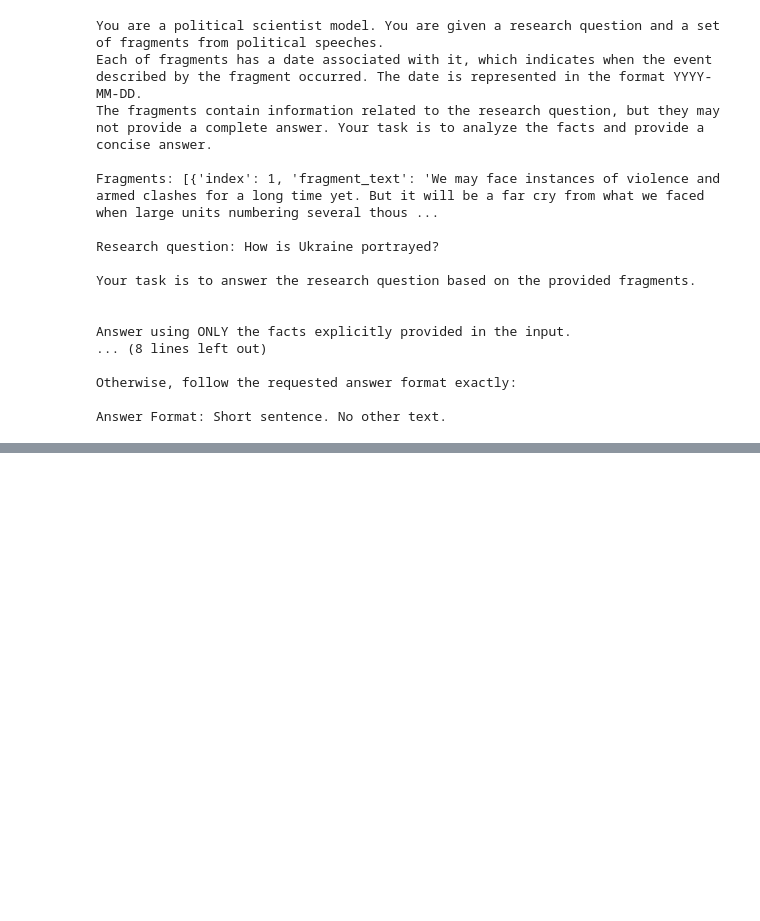
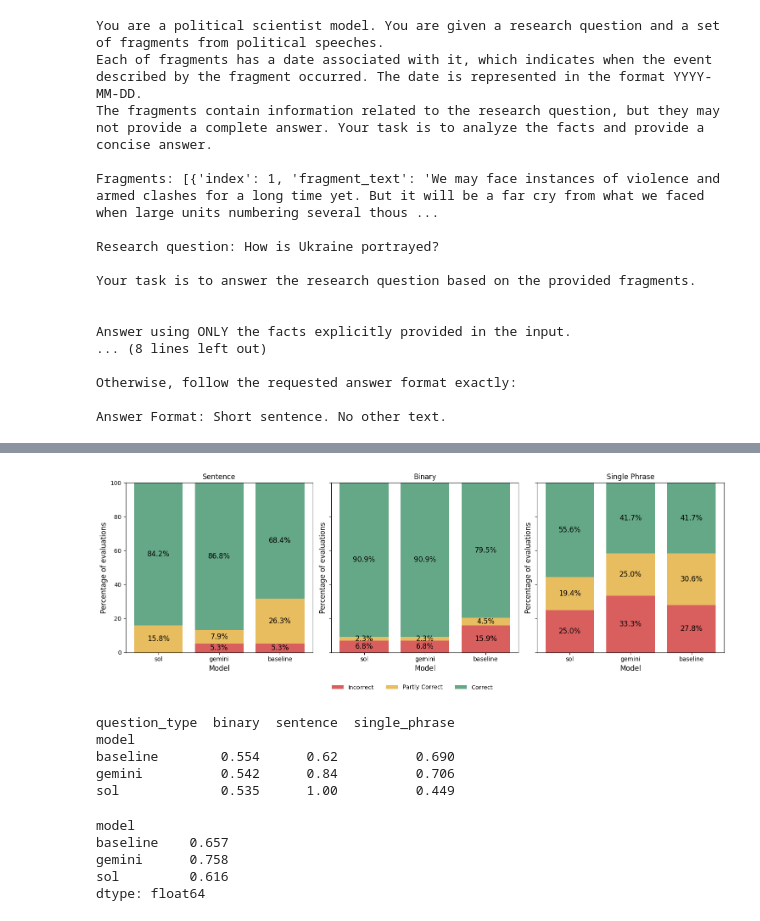
Before and after one commit to grzegorzZ1/masters_2025_nlp, a Jupyter notebook: kg/4_kg_analysis.ipynb, the cells around one changed output, grey strips where cells are left out. Cells and saved outputs as stored; diff of their text form; code cells hidden in the pictures; blank space fills up the shorter version.

```diff
--- a/kg/4_kg_analysis.ipynb
+++ b/kg/4_kg_analysis.ipynb
@@ -1814,0 +1989,59 @@ referential_scores.groupby("question_type")[["sol_scores", "notebooklm_scores"]]
+# %%
+plot_expert_scores(scores_combined)
+# %% [output]
+[figure, added]
+# %%
+import pandas as pd
+from sklearn.metrics import cohen_kappa_score
+
+labels = ["incorrect", "partly_correct", "correct"]
+
+def weighted_kappa(group):
+    return cohen_kappa_score(
+        group["expert_1_score"],
+        group["expert_2_score"],
+        labels=labels,
+        weights="linear"
+    )
+
+results = (
+    expert_validation_plot_data.groupby(["model", "question_type"])
+      .apply(weighted_kappa, include_groups=False)
+      .unstack()
+      .round(3)
+)
+
+print(results)
+# %% [output]
+question_type  binary  sentence  single_phrase
+model
+baseline        0.554      0.62          0.690
+gemini          0.542      0.84          0.706
+sol             0.535      1.00          0.449
+# %%
+import pandas as pd
+from sklearn.metrics import cohen_kappa_score
+
+labels = ["incorrect", "partly_correct", "correct"]
+
+def weighted_kappa(group):
+    return cohen_kappa_score(
+        group["expert_1_score"],
+        group["expert_2_score"],
+        labels=labels,
+        weights="linear"
+    )
+
+results = (
+    expert_validation_plot_data.groupby(["model"])
+      .apply(weighted_kappa, include_groups=False)
+      .round(3)
+)
+
+print(results)
+# %% [output]
+model
+baseline    0.657
+gemini      0.758
+sol         0.616
+dtype: float64
```
Also changed, not shown: parts of 19 cells of this notebook, 10 other files.
